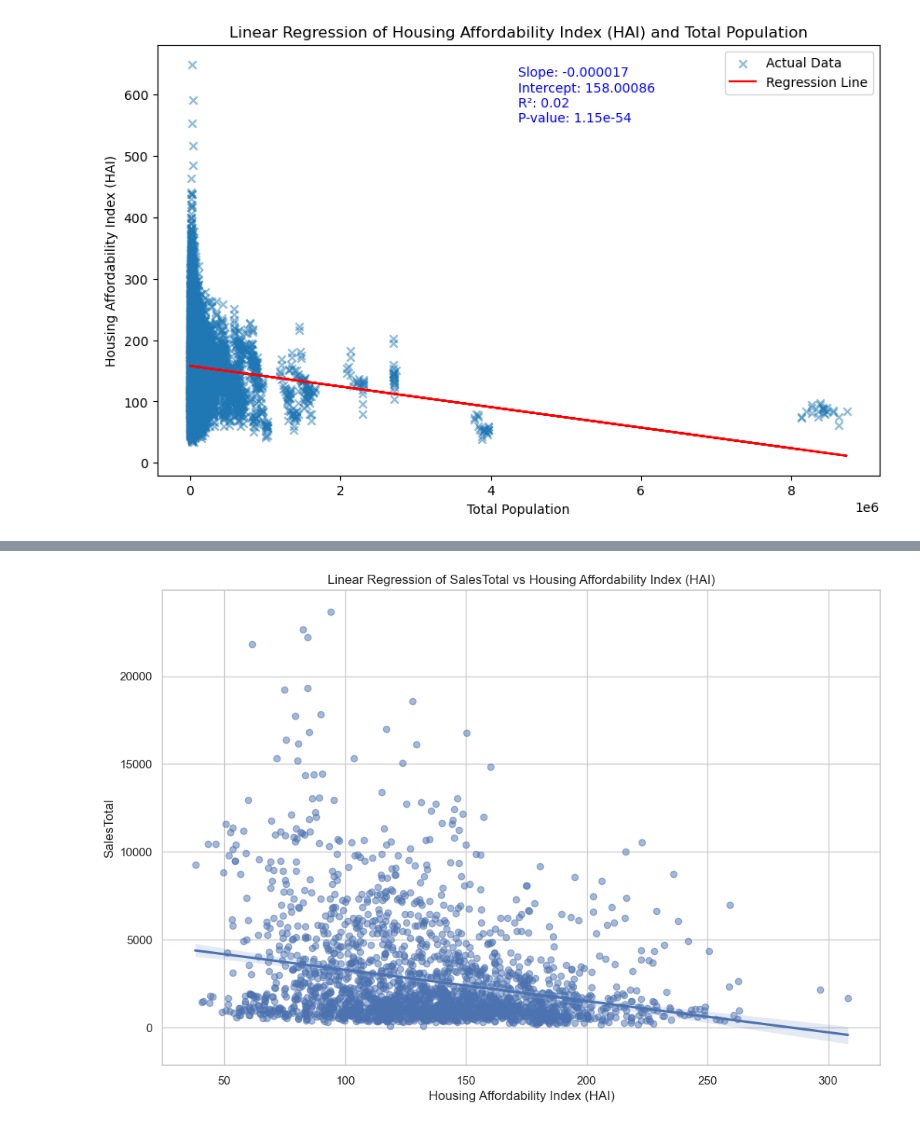
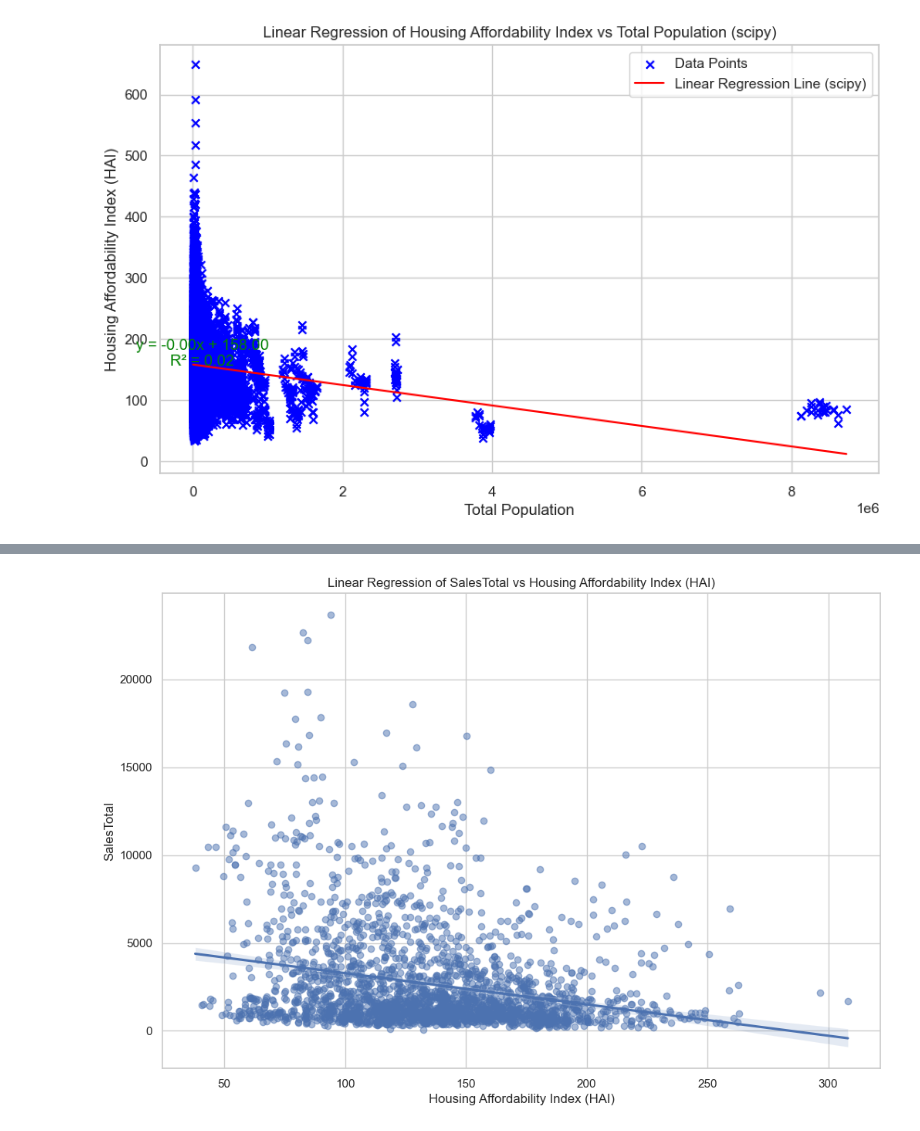
Before and after one commit to Ishicka/The-Seven, a Jupyter notebook: sam-plot_data.ipynb, the cells around one changed output, grey strips where cells are left out. Drawn from its saved outputs; the diff is of its cells as text; code cells hidden in the pictures.

```diff
--- a/sam-plot_data.ipynb
+++ b/sam-plot_data.ipynb
@@ -61,28 +54,31 @@ KeyError: 'CityName'
 # %%
-from scipy import stats
-import matplotlib.pyplot as plt
 
-# Assuming 'data' is your DataFrame and it has the columns 'Total Population' and 'HAI'
+# Filter out rows with null values in 'Total Population' or 'HAI'
+regression_data = data[['Total Population', 'HAI']].dropna()
 
-# Calculating the linear regression using scipy
-slope, intercept, r_value, p_value, std_err = stats.linregress(data['Total Population'], data['HAI'])
+# Using scipy for linear regression
+slope, intercept, r_value, p_value, std_err = stats.linregress(regression_data['Total Population'], regression_data['HAI'])
 
-# Generating y values for the regression line
-line = slope * data['Total Population'] + intercept
+# Generate predictions for plotting using scipy
+X_pred = np.linspace(regression_data['Total Population'].min(), regression_data['Total Population'].max(), 100).reshape(-1, 1)
+y_pred_scipy = slope * X_pred + intercept
 
-# Plotting the linear regression
+# Plotting with scipy regression results
 plt.figure(figsize=(10, 6))
-plt.scatter(data['Total Population'], data['HAI'], alpha=0.5, label='Actual Data', marker='x')
-plt.plot(data['Total Population'], line, color='red', label='Regression Line')
+plt.scatter(regression_data['Total Population'], regression_data['HAI'], color='blue', label='Data Points', marker='x')
+plt.plot(X_pred, y_pred_scipy, color='red', label='Linear Regression Line (scipy)')
 
-# Displaying regression data on the plot
-plt.text(0.5, 0.95, f'Slope: {slope:.6f}\nIntercept: {intercept:.5f}\nR²: {r_value**2:.2f}\nP-value: {p_value:.2e}',
-         ha='left', va='top', transform=plt.gca().transAxes, fontsize=10, color='blue')
+# Adding the regression equation and R-squared value
+regression_text_scipy = f'y = {slope:.2f}x + {intercept:.2f}\nR² = {r_value**2:.2f}'
 
-plt.title('Linear Regression of Housing Affordability Index (HAI) and Total Population')
+# Position the text in the center of the plot
+plt.text(regression_data['Total Population'].mean(), regression_data['HAI'].mean(), regression_text_scipy, fontsize=12, ha='center', color='green')
+
+plt.title('Linear Regression of Housing Affordability Index vs Total Population (scipy)')
 plt.xlabel('Total Population')
 plt.ylabel('Housing Affordability Index (HAI)')
 plt.legend()
+plt.grid(True)
 plt.show()
 # %% [output]
-[figure, old version]
+[figure, new version]
```
Also changed, not shown: parts of 8 cells of this notebook, 2 other files.
